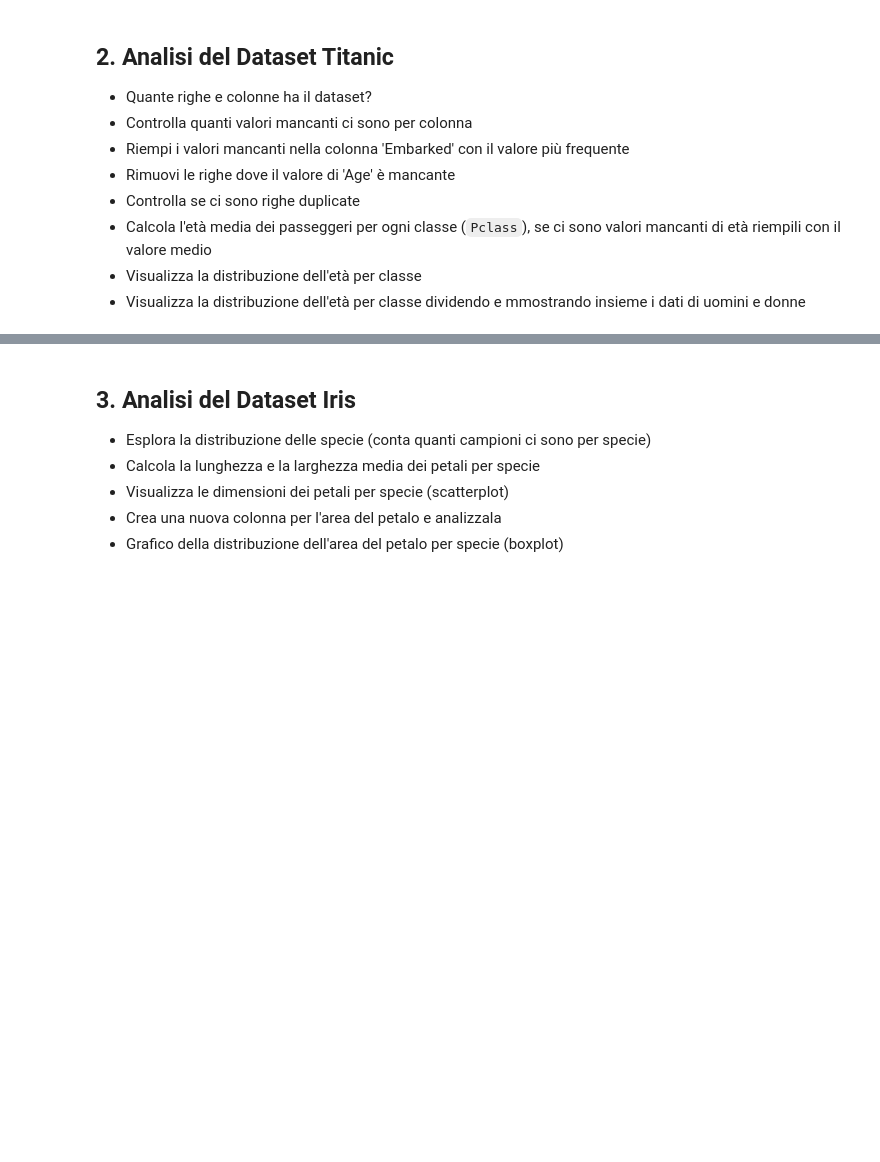
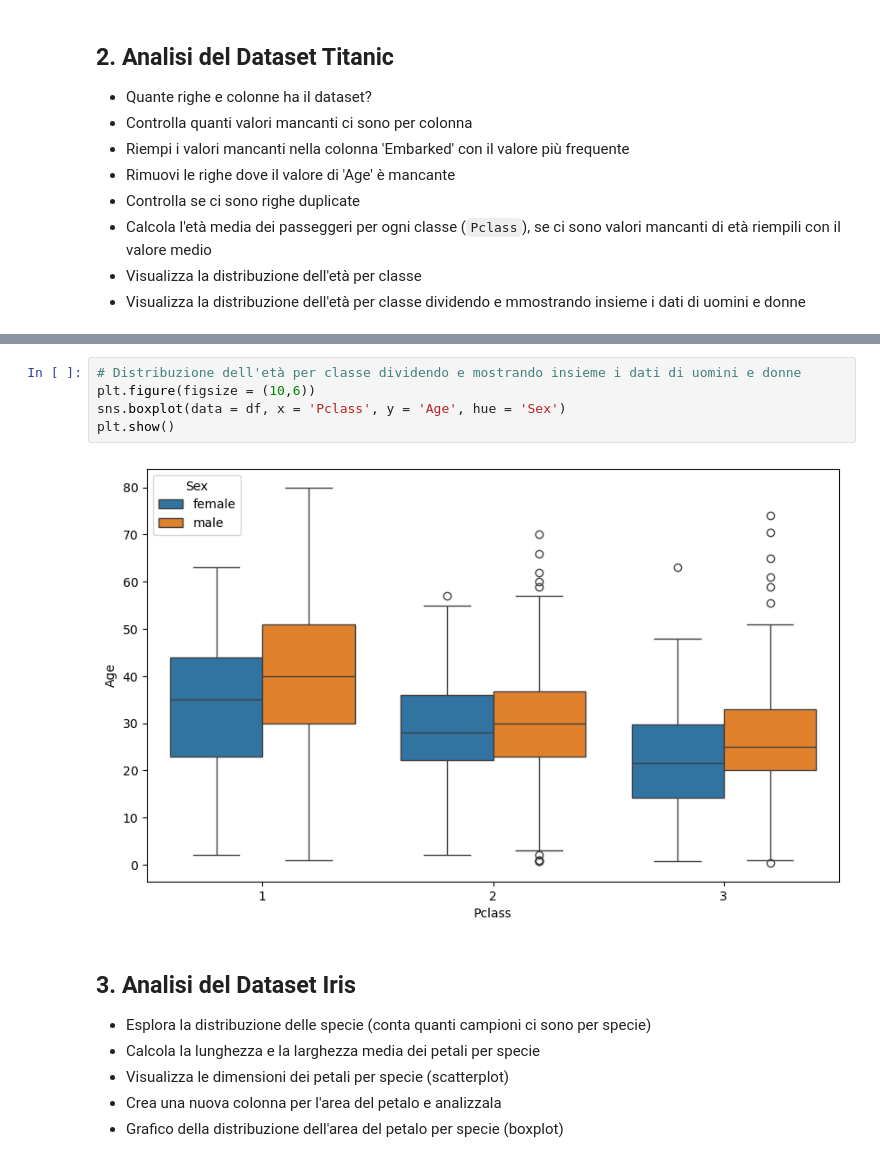
Before and after one commit to michela-roman/ProgrammingLabII, a Jupyter notebook: 4_Esercizi_lez_4.ipynb, the cells around one changed output, grey strips where cells are left out. Saved outputs shown, nothing was run; the diff lists cells and outputs as text; blank space fills up the shorter version.

```diff
--- a/4_Esercizi_lez_4.ipynb
+++ b/4_Esercizi_lez_4.ipynb
@@ -63,3 +113,10 @@ df.head()
+# %%
+# Distribuzione dell'età per classe dividendo e mostrando insieme i dati di uomini e donne
+plt.figure(figsize = (10,6))
+sns.boxplot(data = df, x = 'Pclass', y = 'Age', hue = 'Sex')
+plt.show()
+# %% [output]
+[figure, added]
 # %% [markdown]
 ## 3. Analisi del Dataset Iris
 
```
Also changed, not shown: parts of 11 cells of this notebook.
